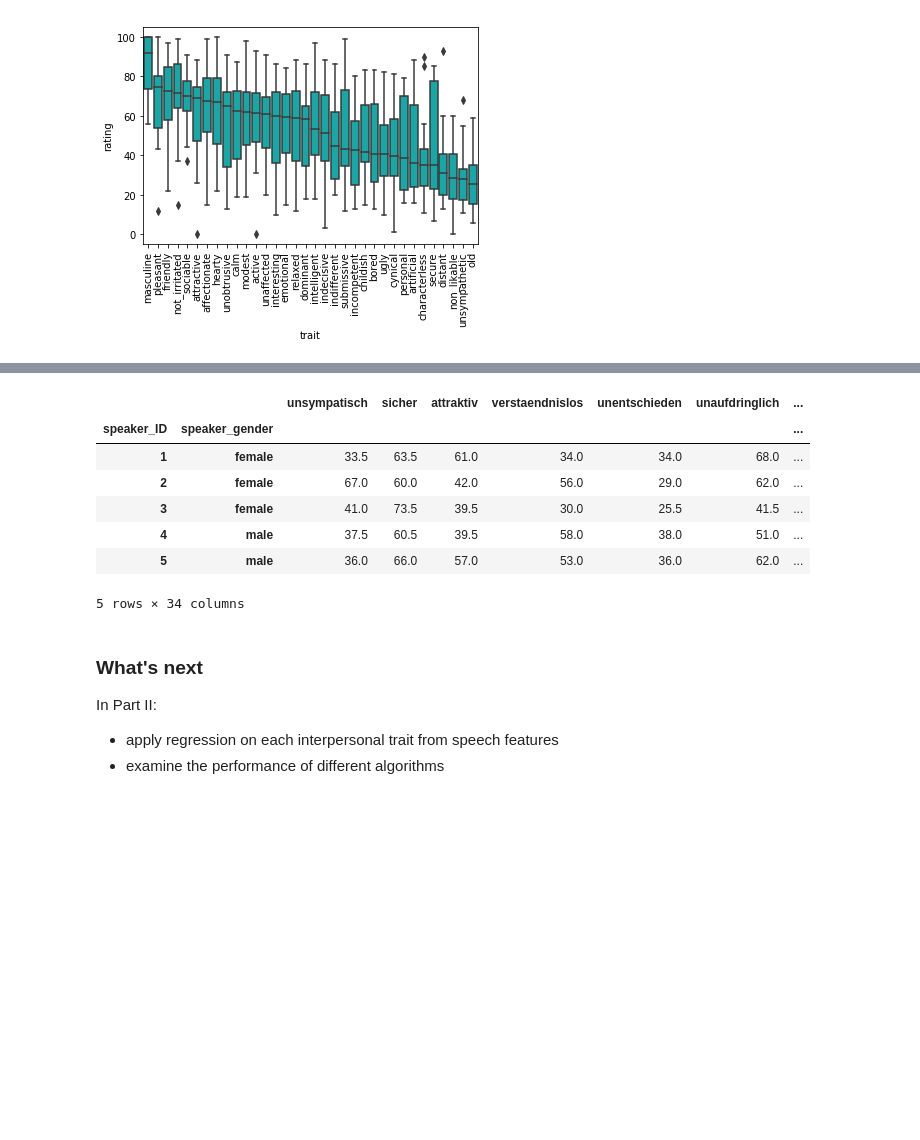
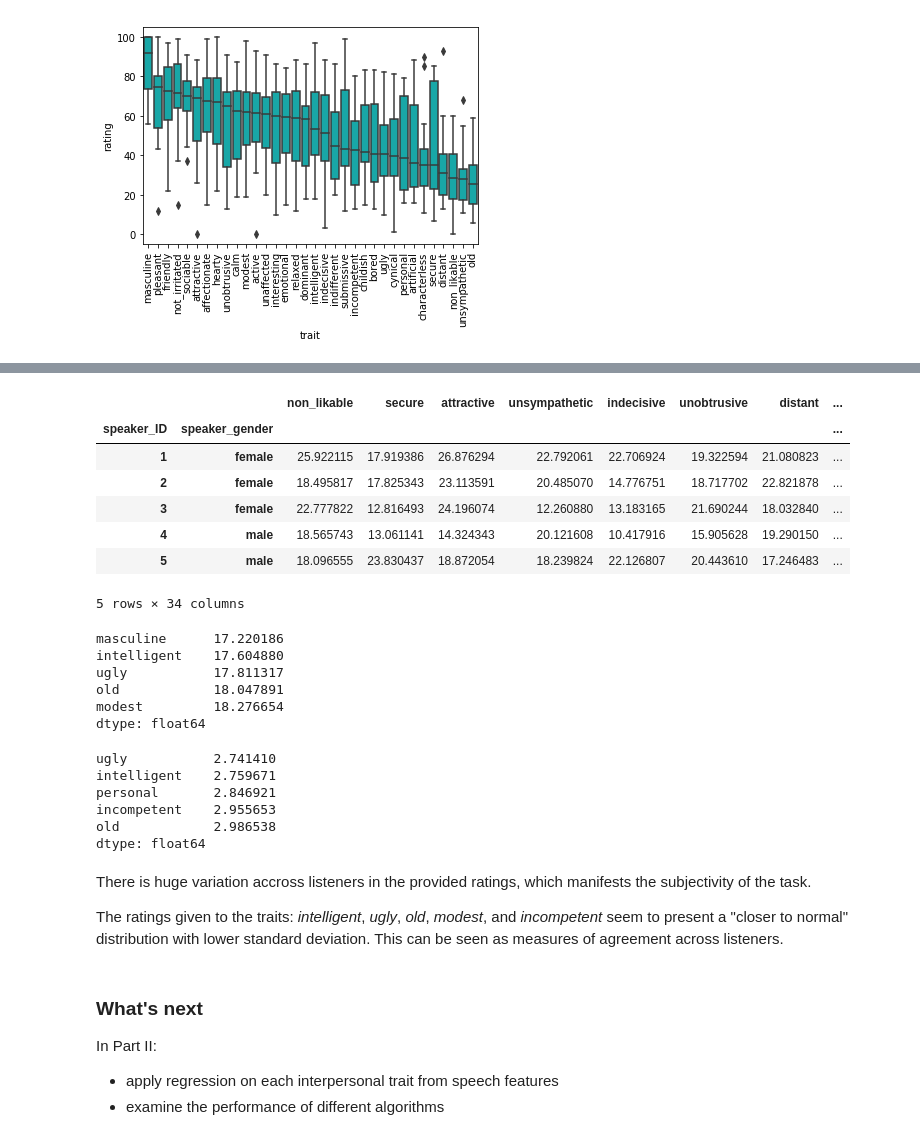
Before and after one commit to laufergall/ML_Speaker_Characteristics, a Jupyter notebook: Regression/01_exploratory_analysis.ipynb, the cells around one changed output, grey strips where cells are left out. Saved outputs shown, nothing was run; the diff lists cells and outputs as text; code cells hidden in the pictures; blank space fills up the shorter version.

```diff
--- a/Regression/01_exploratory_analysis.ipynb
+++ b/Regression/01_exploratory_analysis.ipynb
@@ -144,4 +144,8 @@ I will consider the median of the group of raters as the true label for each tra
 ratings2 = pd.concat([ratings.iloc[:,[5,7]], ratings.iloc[:,9:]], axis = 1)
 
 # aggregate ratings by median for each trait separately
-ratings_agg = ratings2.groupby(['speaker_ID','speaker_gender']).agg('median')
+ratings_means = ratings2.groupby(['speaker_ID','speaker_gender']).agg('mean')
+ratings_medians = ratings2.groupby(['speaker_ID','speaker_gender']).agg('median')
+ratings_std = ratings2.groupby(['speaker_ID','speaker_gender']).agg('std')
+
+ratings_means.head()
@@ -148,14 +161,42 @@ ratings_agg = ratings2.groupby(['speaker_ID','speaker_gender']).agg('median')
 # %%
-ratings_agg.head()
+ratings_std.head()
 # %% [output]
-|  |  | unsympatisch | sicher | attraktiv | verstaendnislos | unentschieden | unaufdringlich | ... |
-| speaker_ID | speaker_gender |  |  |  |  |  |  | ... |
-| 1 | female | 33.5 | 63.5 | 61.0 | 34.0 | 34.0 | 68.0 | ... |
-| 2 | female | 67.0 | 60.0 | 42.0 | 56.0 | 29.0 | 62.0 | ... |
-| 3 | female | 41.0 | 73.5 | 39.5 | 30.0 | 25.5 | 41.5 | ... |
-| 4 | male | 37.5 | 60.5 | 39.5 | 58.0 | 38.0 | 51.0 | ... |
-| 5 | male | 36.0 | 66.0 | 57.0 | 53.0 | 36.0 | 62.0 | ... |
+|  |  | non_likable | secure | attractive | unsympathetic | indecisive | unobtrusive | distant | ... |
+| speaker_ID | speaker_gender |  |  |  |  |  |  |  | ... |
+| 1 | female | 25.922115 | 17.919386 | 26.876294 | 22.792061 | 22.706924 | 19.322594 | 21.080823 | ... |
+| 2 | female | 18.495817 | 17.825343 | 23.113591 | 20.485070 | 14.776751 | 18.717702 | 22.821878 | ... |
+| 3 | female | 22.777822 | 12.816493 | 24.196074 | 12.260880 | 13.183165 | 21.690244 | 18.032840 | ... |
+| 4 | male | 18.565743 | 13.061141 | 14.324343 | 20.121608 | 10.417916 | 15.905628 | 19.290150 | ... |
+| 5 | male | 18.096555 | 23.830437 | 18.872054 | 18.239824 | 22.126807 | 20.443610 | 17.246483 | ... |
 5 rows × 34 columns
+# %%
+# standard deviation averaged over speakers
+
+ratings_std.mean(axis = 0).sort_values().head()
+# %% [output]
+masculine      17.220186
+intelligent    17.604880
+ugly           17.811317
+old            18.047891
+modest         18.276654
+dtype: float64
+# %%
+# traits for which mean and median are generally closer
+
+diffs = abs(ratings_means.subtract(ratings_medians))
+
+diffs.mean(axis=0).sort_values().head()
+# %% [output]
+ugly           2.741410
+intelligent    2.759671
+personal       2.846921
+incompetent    2.955653
+old            2.986538
+dtype: float64
+# %% [markdown]
+There is huge variation accross listeners in the provided ratings, which manifests the subjectivity of the task.
+
+The ratings given to the traits: _intelligent_, _ugly_, _old_, _modest_, and _incompetent_  seem to present a "closer to normal" distribution with lower standard deviation. This can be seen as measures of agreement across listeners.
 # %%
 # save labels dataframe
 
```
Also changed, not shown: parts of 3 cells of this notebook, 2 other files.
